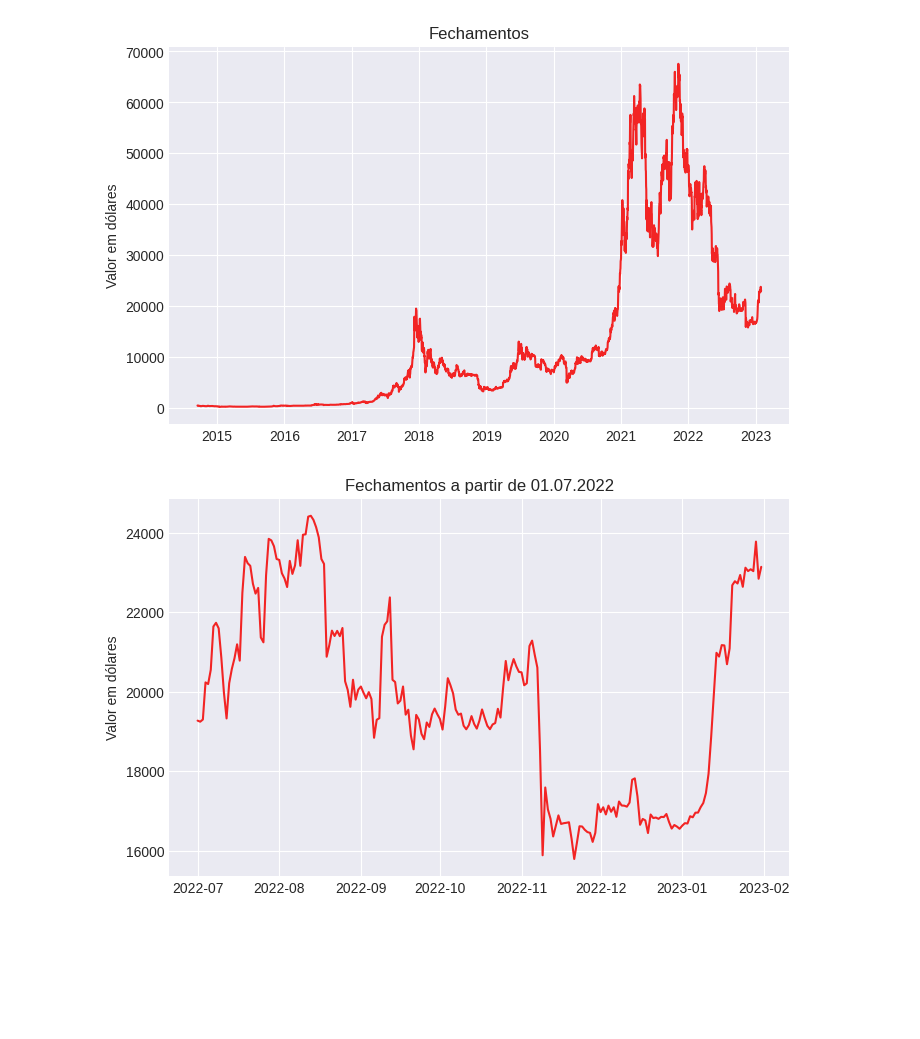
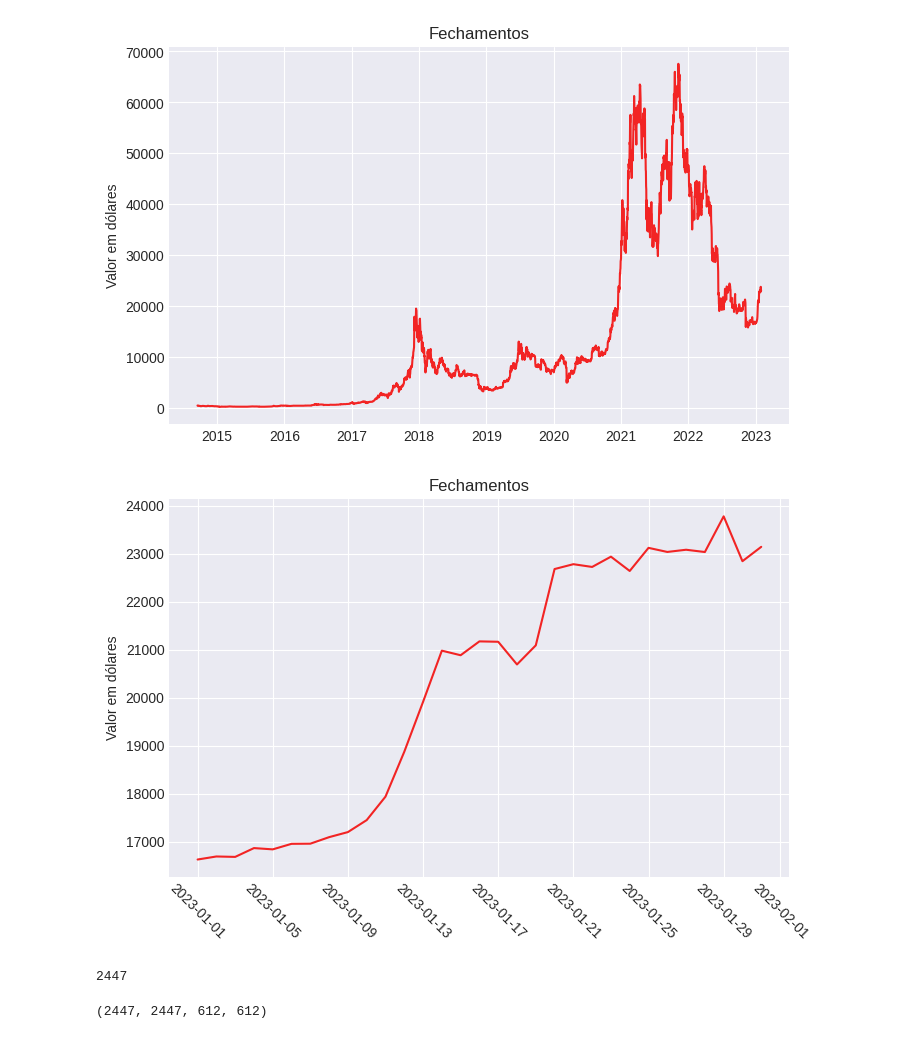
Before and after one commit to flohmannjr/tensorflow_curso, a Jupyter notebook: TensorFlow_MP3_BitPredict.ipynb, the cells around one changed output. Saved outputs shown, nothing was run; the diff lists cells and outputs as text; code cells hidden in the pictures; blank space fills up the shorter version.

```diff
--- a/TensorFlow_MP3_BitPredict.ipynb
+++ b/TensorFlow_MP3_BitPredict.ipynb
@@ -20,7 +20,9 @@ plt.rcParams['figure.dpi'] = 100
 
 plt.style.use('seaborn-darkgrid')
 
-COR = '#f22424'
+COR_TREINO   = '#345cd3'
+COR_PREVISAO = '#2dbc2d'
+COR_TESTE    = '#f22424'
 # %% [markdown]
 # Dados
 # %%
@@ -83,11 +85,30 @@ plt.xlabel('')
 plt.ylabel('Valor em dólares');
 # %% [output]
 [figure]
+# %%
+df_recente = df[df.index >= '2023-01-01']
 # %%
-sns.lineplot(data=df[df.index >= '2022-07-01'], x='Data', y='Fechamento', color=COR)
+sns.lineplot(data=df_recente, x='Data', y='Fechamento', color=COR_TESTE)
 
-plt.title('Fechamentos a partir de 01.07.2022')
+plt.title('Fechamentos')
 plt.xlabel('')
-plt.ylabel('Valor em dólares');
+plt.ylabel('Valor em dólares')
+
+plt.xticks(rotation=-45);
 # %% [output]
-[figure, old version]
+[figure, new version]
+# %%
+treino_tamanho = int(len(df) * 0.8)  # 80% da base
+treino_tamanho
+# %% [output]
+2447
+# %%
+X_train = df[:treino_tamanho].index
+y_train = df[:treino_tamanho]['Fechamento'].to_numpy()
+
+X_test = df[treino_tamanho:].index
+y_test = df[treino_tamanho:]['Fechamento'].to_numpy()
+
+len(X_train), len(y_train), len(X_test), len(y_test)
+# %% [output]
+(2447, 2447, 612, 612)
```
Also changed, not shown: parts of 2 cells of this notebook.
